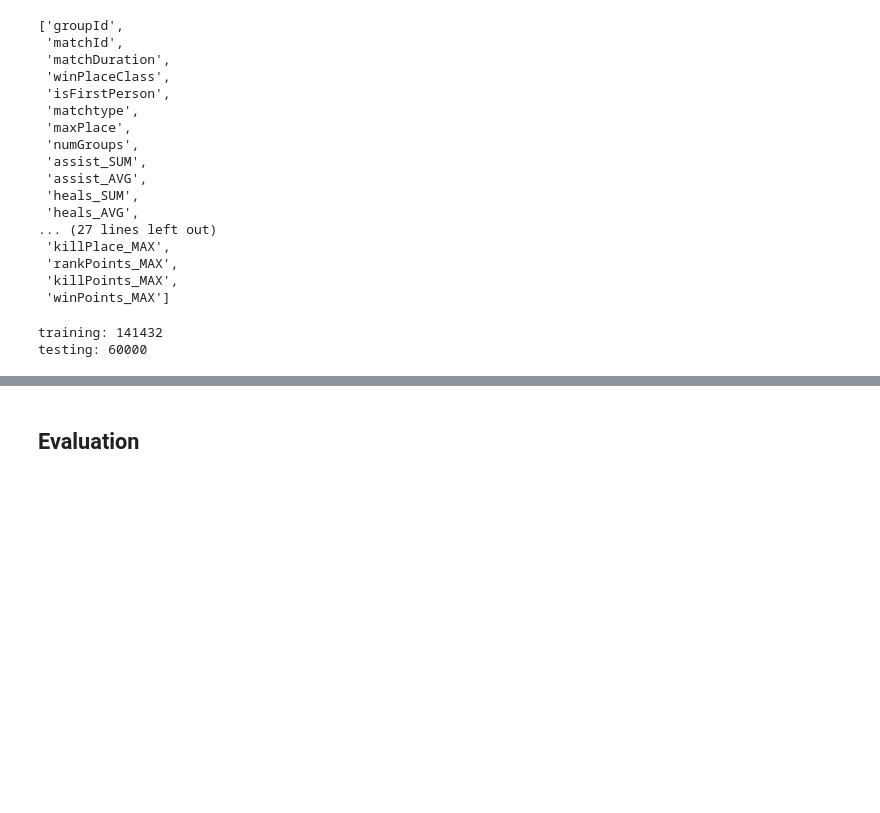
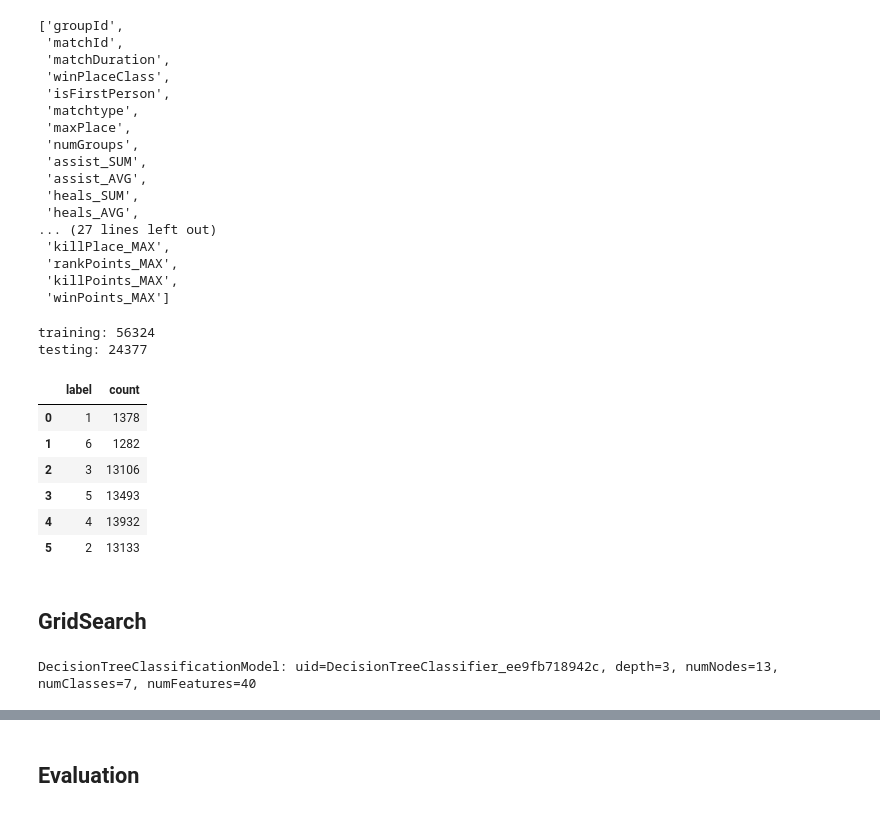
Before and after one commit to Checco9811/Distributed-Data-Analysis-and-Mining, a Jupyter notebook: Decision Tree.ipynb, the cells around one changed output, grey strips where cells are left out. Drawn from its saved outputs; the diff is of its cells as text; code cells hidden in the pictures; blank space fills up the shorter version.

```diff
--- a/Decision Tree.ipynb
+++ b/Decision Tree.ipynb
@@ -102,11 +106,24 @@ output = assembler.transform(data)
 # %%
 seed = 42
 withReplacement=False
-output = output.sample(withReplacement, 0.1, seed).select("features", "winPlaceClass")
+output = output.sample(withReplacement, 0.04, seed) \
+                .select("features", "winPlaceClass").withColumnRenamed('winPlaceClass', 'label')
 
 (training,testing) = output.randomSplit([0.7,0.3])
 print(F'training: {training.count()}')
 print(F'testing: {testing.count()}')
 # %% [output]
-training: 141432
-testing: 60000
+training: 56324
+testing: 24377
+# %%
+training.groupBy('label').count().toPandas()
+# %% [output]
+|  | label | count |
+| 0 | 1 | 1378 |
+| 1 | 6 | 1282 |
+| 2 | 3 | 13106 |
+| 3 | 5 | 13493 |
+| 4 | 4 | 13932 |
+| 5 | 2 | 13133 |
+# %% [markdown]
+## GridSearch
@@ -113 +145,5 @@ testing: 60000
+# %%
+cvModel.bestModel
+# %% [output]
+DecisionTreeClassificationModel: uid=DecisionTreeClassifier_ee9fb718942c, depth=3, numNodes=13, numClasses=7, numFeatures=40
 # %%
```
Also changed, not shown: parts of 16 cells of this notebook.
